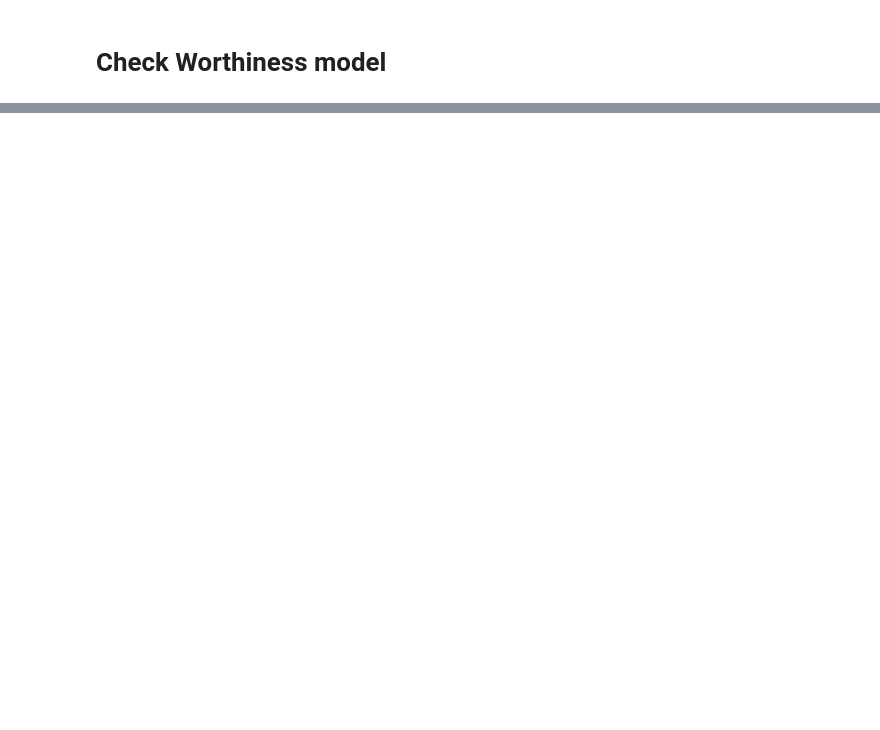
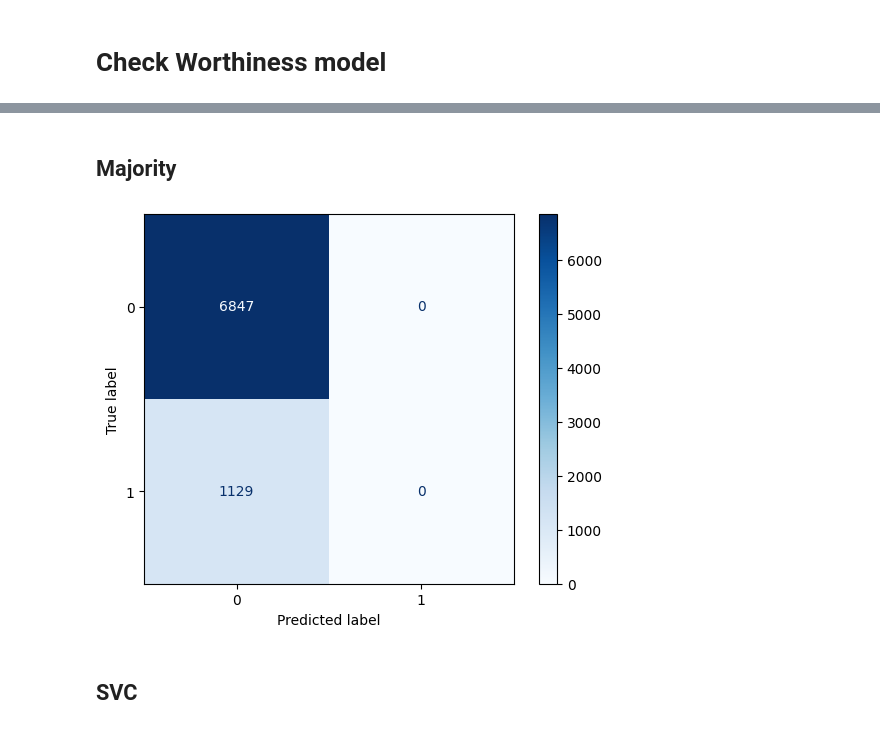
Before and after one commit to galopianciola/check-worthiness-project, a Jupyter notebook: main.ipynb, the cells around one changed output, grey strips where cells are left out. Drawn from its saved outputs; the diff is of its cells as text; code cells hidden in the pictures; blank space fills up the shorter version.

```diff
--- a/main.ipynb
+++ b/main.ipynb
@@ -69,0 +187,14 @@ ModuleNotFoundError: No module named 'scorer'
+# %% [markdown]
+## Majority
+# %%
+run_baseline(
+    pipeline=DummyClassifier(strategy="most_frequent"),
+    data_fpath='data/train.csv',
+    test_fpath='data/test.csv',
+    results_fpath='data/results_majority.csv',
+    model_name='majority'
+)
+# %% [output]
+[figure, added]
+# %% [markdown]
+## SVC
```
Also changed, not shown: parts of 34 cells of this notebook, 4 other files.
